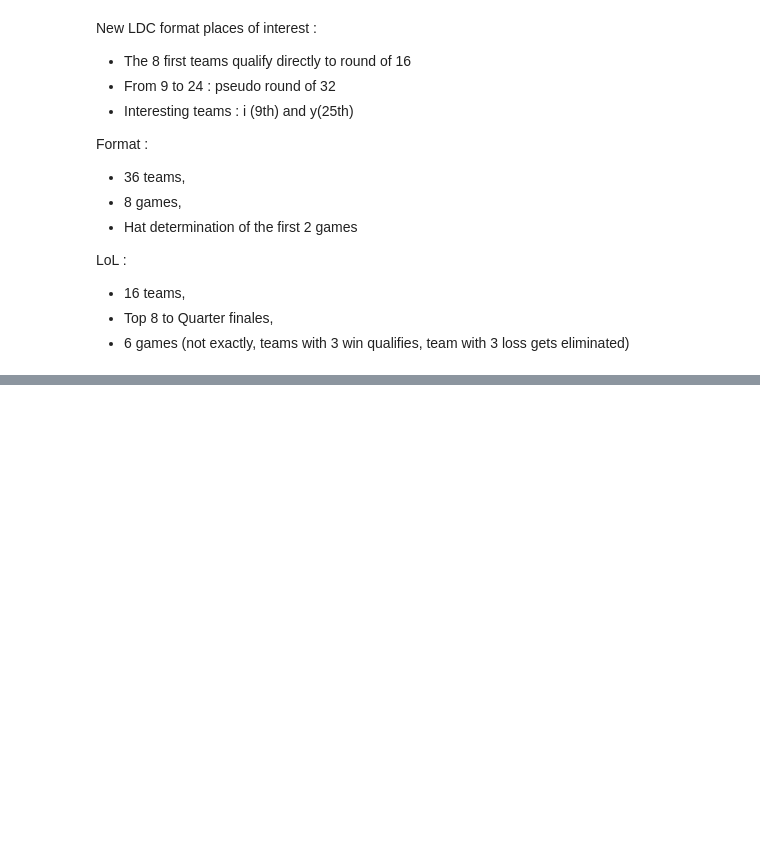
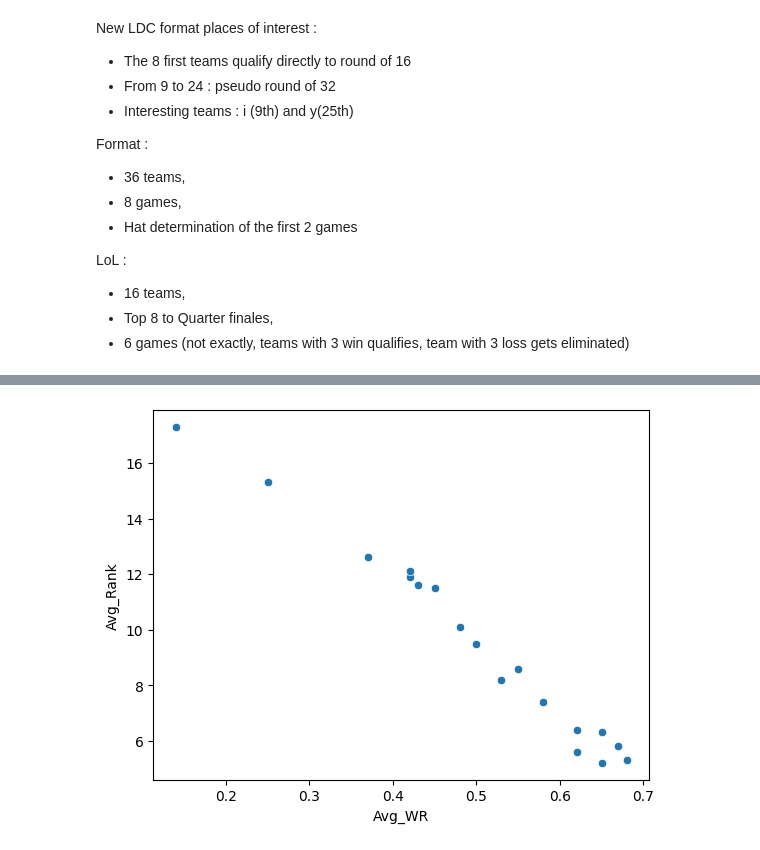
Before and after one commit to arnaud-odet/swiss_rounds_simulator, a Jupyter notebook: swiss_round.ipynb, the cells around one changed output, grey strips where cells are left out. Saved outputs shown, nothing was run; the diff lists cells and outputs as text; code cells hidden in the pictures; blank space fills up the shorter version.

```diff
--- a/swiss_round.ipynb
+++ b/swiss_round.ipynb
@@ -56,0 +60,3 @@ for i in range(n_rounds+1):
+# %%
+simu = simulate_n_tournaments(n_tournaments=10,nb_teams=n_teams, nb_games= n_rounds, delta_level='linear')
+simu
@@ -57,3 +81,7 @@ for i in range(n_rounds+1):
+# %%
+sns.scatterplot(data=simu, x='Avg_WR', y='Avg_Rank');
+# %% [output]
+[figure, added]
 # %%
 comp = False
 if comp :
```
Also changed, not shown: parts of 5 cells of this notebook, 2 other files.
